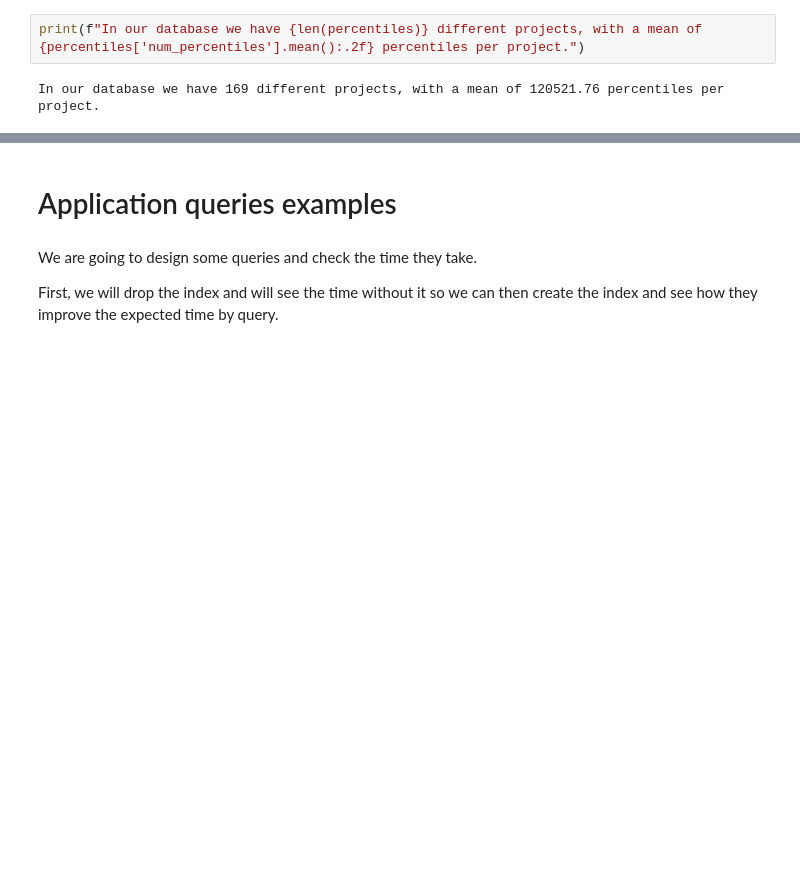
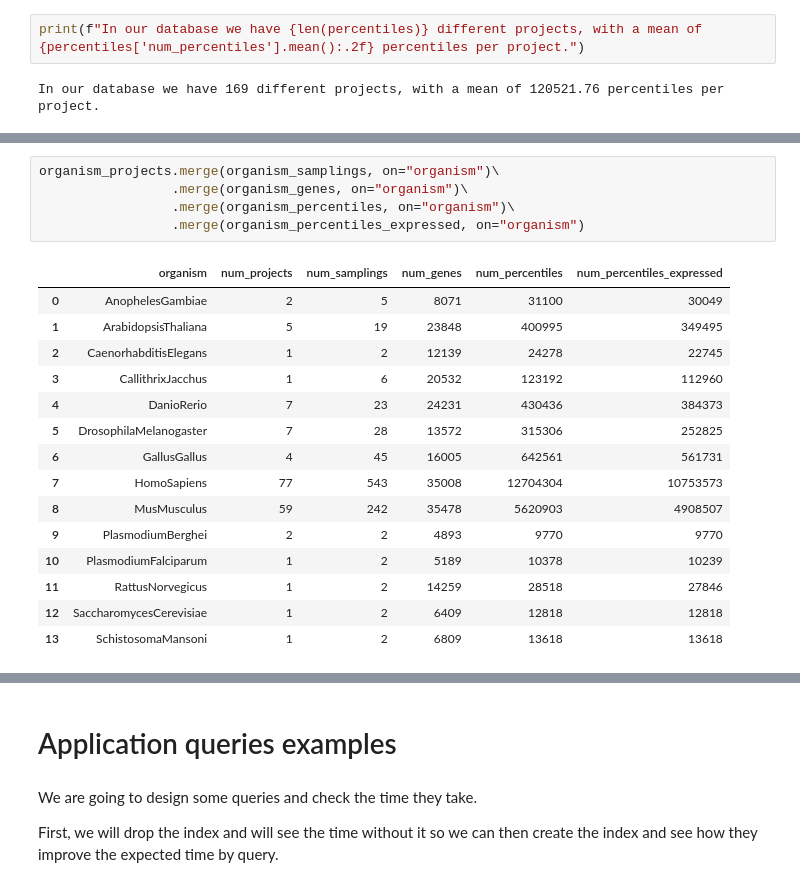
Before and after one commit to edusalcas/single-cell-repo, a Jupyter notebook: Experiments/Database/Percentile_queries.ipynb, the cells around one changed output, grey strips where cells are left out. Cells and saved outputs as stored; diff of their text form; blank space fills up the shorter version.

```diff
--- a/Experiments/Database/Percentile_queries.ipynb
+++ b/Experiments/Database/Percentile_queries.ipynb
@@ -375,0 +565,21 @@ In our database we have 169 different projects, with a mean of 120521.76 percent
+# %%
+organism_projects.merge(organism_samplings, on="organism")\
+                 .merge(organism_genes, on="organism")\
+                 .merge(organism_percentiles, on="organism")\
+                 .merge(organism_percentiles_expressed, on="organism")
+# %% [output]
+|  | organism | num_projects | num_samplings | num_genes | num_percentiles | num_percentiles_expressed |
+| 0 | AnophelesGambiae | 2 | 5 | 8071 | 31100 | 30049 |
+| 1 | ArabidopsisThaliana | 5 | 19 | 23848 | 400995 | 349495 |
+| 2 | CaenorhabditisElegans | 1 | 2 | 12139 | 24278 | 22745 |
+| 3 | CallithrixJacchus | 1 | 6 | 20532 | 123192 | 112960 |
+| 4 | DanioRerio | 7 | 23 | 24231 | 430436 | 384373 |
+| 5 | DrosophilaMelanogaster | 7 | 28 | 13572 | 315306 | 252825 |
+| 6 | GallusGallus | 4 | 45 | 16005 | 642561 | 561731 |
+| 7 | HomoSapiens | 77 | 543 | 35008 | 12704304 | 10753573 |
+| 8 | MusMusculus | 59 | 242 | 35478 | 5620903 | 4908507 |
+| 9 | PlasmodiumBerghei | 2 | 2 | 4893 | 9770 | 9770 |
+| 10 | PlasmodiumFalciparum | 1 | 2 | 5189 | 10378 | 10239 |
+| 11 | RattusNorvegicus | 1 | 2 | 14259 | 28518 | 27846 |
+| 12 | SaccharomycesCerevisiae | 1 | 2 | 6409 | 12818 | 12818 |
+| 13 | SchistosomaMansoni | 1 | 2 | 6809 | 13618 | 13618 |
```
Also changed, not shown: parts of 24 cells of this notebook, 4 other files.
